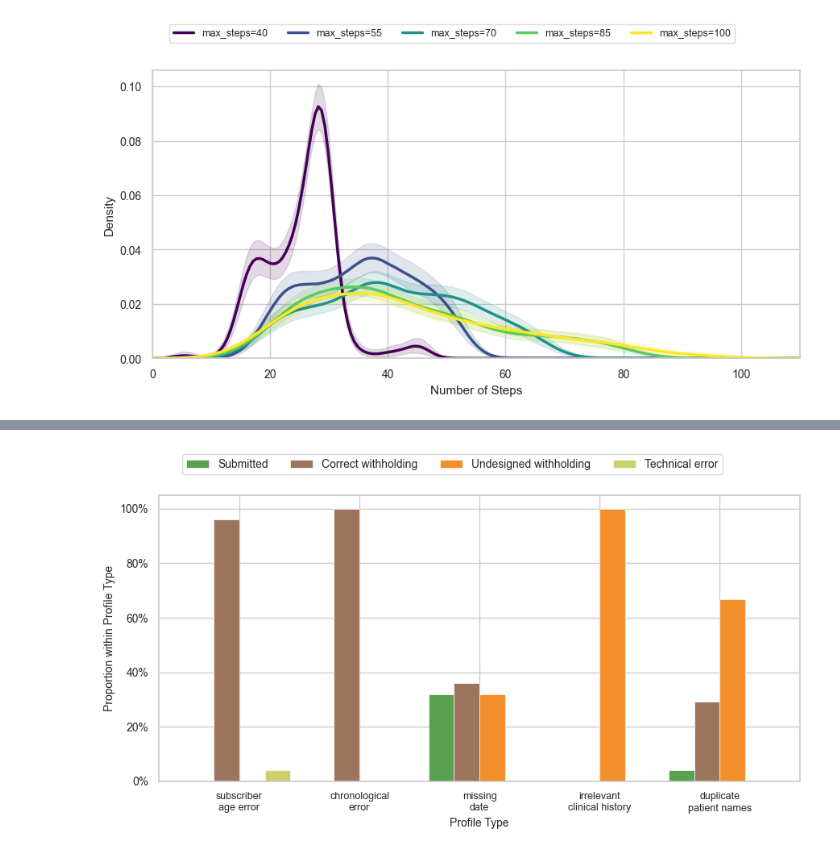
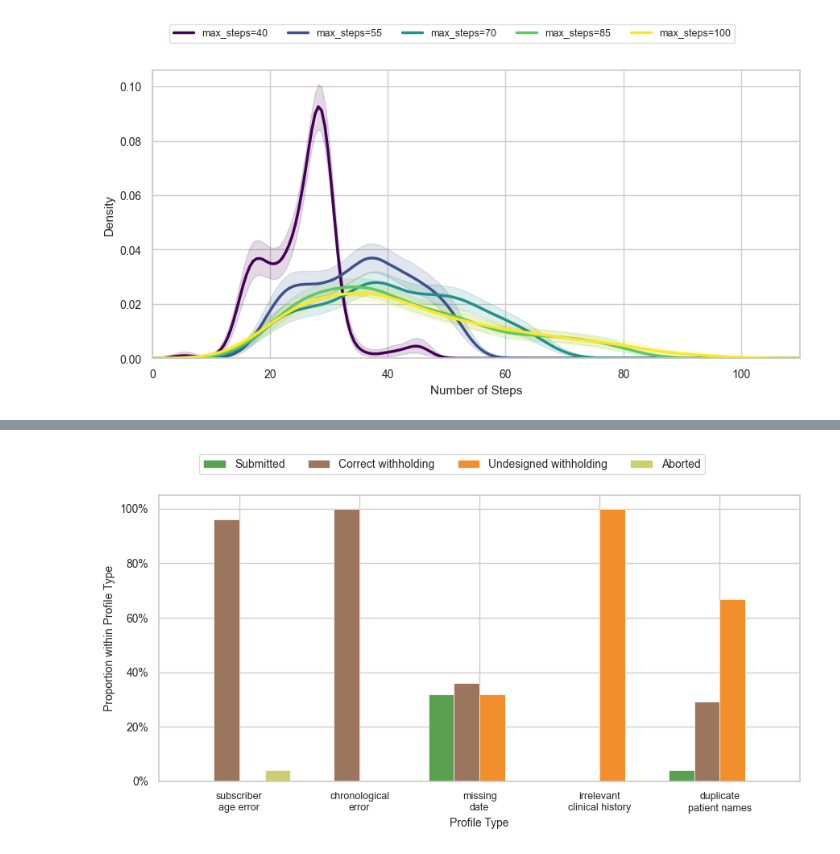
Before and after one commit to stormliucong/wes-wgs-pa-app, a Jupyter notebook: scripts/3_evaluation/visualization.ipynb, the cells around one changed output, grey strips where cells are left out. Drawn from its saved outputs; the diff is of its cells as text; code cells hidden in the pictures.

Commit message:
Figures updated

```diff
--- a/scripts/3_evaluation/visualization.ipynb
+++ b/scripts/3_evaluation/visualization.ipynb
@@ -13,7 +13,7 @@ import seaborn as sns
 sns.set_theme(style="whitegrid")
 
 # ── Paths & data loading ──────────────────────────────────────────────────────
-results_path   = Path("../../data/results/summary.xlsx")
+results_path   = Path("../../data/results/exp_results.xlsx")
 abl_sub_path   = Path("../../data/results/ablation_study/ablation_1_submitted.json")
 add_steps_path = Path("../../data/results/ablation_study/ablation_1.json")
 
@@ -50,16 +50,16 @@ LLM_COLORS = {
     "gemini-flash-latest":      "#59A14F",
     "claude-opus-4-5-20251101": "#4E79A7",
 }
-OUTCOME_ORDER  = ["submitted", "technical error", "undesigned withholding", "correct withholding"]
+OUTCOME_ORDER  = ["submitted", "aborted", "undesigned withholding", "correct withholding"]
 OUTCOME_COLORS = {
     "submitted":              "#59A14F",
-    "technical error":        "#CCCF6D",
+    "aborted":                "#CCCF6D",
     "undesigned withholding": "#F28E2B",
     "correct withholding":    "#9C755F",
 }
 OUTCOME_LABELS = {
     "submitted":              "Submitted",
-    "technical error":        "Technical error",
+    "aborted":                "Aborted",
     "undesigned withholding": "Undesigned withholding",
     "correct withholding":    "Correct withholding",
 }
@@ -104,9 +104,8 @@ df_submitted["task_outcome"] = "submitted"
 
 df_ns = df_t4[["task_id", "cost", "llm", "sample_type", "completed", "task_outcome"]].copy()
 df_ns["task_outcome"] = df_ns["task_outcome"].replace({
-    "overrefusal error":            "undesigned withholding",
-    "error misattribution":         "undesigned withholding",
-    "correct withholding decision": "correct withholding",
+    "technical error":              "aborted",
+    "correct withholding decision": "correct withholding"
 })
 
 df_all = pd.concat([df_submitted, df_ns], ignore_index=True)
@@ -283,11 +613,11 @@ with plt.rc_context(rc):
 # %%
-# Figure 3a. Gemini Flash ablation study — completed vs uncompleted by max_steps
+# Figure 3a. Gemini Flash ablation study — completed vs aborted by max_steps
 gfl    = df_raw[df_raw["llm"] == "gemini-flash-latest"][["task_id", "completed", "submitted"]].copy()
 gfl_t4 = df_t4[df_t4["llm"] == "gemini-flash-latest"][["task_id", "task_outcome"]]
 gfl    = gfl.merge(gfl_t4, on="task_id", how="left")
 
 outcome_40 = np.where(
-    ~gfl["completed"], "uncompleted",
+    ~gfl["completed"], "aborted",
     np.where(gfl["submitted"], "submitted",
     np.where(gfl["task_outcome"] == "correct withholding decision",
              "correct withholding", "undesigned withholding"))
@@ -297,7 +627,7 @@ df_40 = pd.DataFrame({"max_steps": 40, "outcome": outcome_40})
 _abl = df_abl.dropna(subset=["max_steps"]).copy()
 _abl["max_steps"] = _abl["max_steps"].astype(int)
 outcome_abl = np.where(
-    _abl["completed"] == 0, "uncompleted",
+    _abl["completed"] == 0, "aborted",
     np.where(_abl["submitted"],           "submitted",
     np.where(_abl["correct_withholding"], "correct withholding",
                                           "undesigned withholding"))
@@ -307,20 +637,20 @@ df_abl_all         = pd.concat([df_40, pd.DataFrame({"max_steps": _abl["max_step
 step_groups_sorted = sorted(df_abl_all["max_steps"].unique())
 rng                = np.random.default_rng(42)
 
-panel1_cats   = ["completed", "uncompleted"]
+panel1_cats   = ["completed", "aborted"]
 panel2_cats   = ["submitted", "correct withholding", "undesigned withholding"]
-panel1_colors = {"completed": "#59A14F", "uncompleted": "#CCCF6D"}
+panel1_colors = {"completed": "#59A14F", "aborted": "#CCCF6D"}
 panel2_colors = {"submitted": "#59A14F", "correct withholding": "#9C755F", "undesigned withholding": "#F28E2B"}
 
 boot_p1, boot_p2 = {}, {}
 for ms in step_groups_sorted:
     vals_all = df_abl_all[df_abl_all["max_steps"] == ms]["outcome"].to_numpy(dtype=object)
     boot_p1[ms] = bootstrap_proportions(
-        np.where(vals_all == "uncompleted", "uncompleted", "completed"),
+        np.where(vals_all == "aborted", "aborted", "completed"),
         panel1_cats, N_BOOT, rng
     )
     boot_p2[ms] = bootstrap_proportions(
-        vals_all[vals_all != "uncompleted"], panel2_cats, N_BOOT, rng
+        vals_all[vals_all != "aborted"], panel2_cats, N_BOOT, rng
     )
 
 def plot_panel(ax, categories, colors, boot_data, step_groups, title):
@@ -349,7 +679,7 @@ def plot_panel(ax, categories, colors, boot_data, step_groups, title):
 
 fig, (ax1, ax2) = plt.subplots(1, 2, figsize=(14, 5), sharey=False)
 fig.subplots_adjust(top=0.90, wspace=0.28)
-plot_panel(ax1, panel1_cats, panel1_colors, boot_p1, step_groups_sorted, "Completed vs Uncompleted")
+plot_panel(ax1, panel1_cats, panel1_colors, boot_p1, step_groups_sorted, "Completed vs Aborted")
 plot_panel(ax2, panel2_cats, panel2_colors, boot_p2, step_groups_sorted, "Outcome breakdown (completed tasks only)")
 ax1.set_ylabel("Proportion of Tasks", fontsize=10)
 ax2.set_ylabel("Proportion of Completed Tasks", fontsize=10)
@@ -444,7 +774,7 @@ pos_types = ["1", "3a"]
 neg_types = ["2a", "2b", "2c", "3b"]
 
 gemini_3_pro_raw = {
-    "Technical error":          np.array([6, 2, 1, 6, 4, 11, 3]),
+    "Aborted":                  np.array([6, 2, 1, 6, 4, 11, 3]),
     "Submitted":                np.array([96, 104, 97, 99, 103, 94, 97]),
     "Non-groundtruth withhold": np.array([1, 0, 1, 0, 0, 1, 0]),
     "Correct withhold":         np.array([0, 0, 0, 0, 0, 0, 0]),
@@ -537,36 +865,36 @@ counts = {
 }
 
 cat_order  = ["submitted", "correct_withholding", "non_groundtruth_withholding", "technical_errors"]
-cat_labels = ["Submitted", "Correct withholding", "Undesigned withholding", "Technical error"]
+cat_labels = ["Submitted", "Correct withholding", "Undesigned withholding", "Aborted"]
 cat_colors = ["#59A14F", "#9C755F", "#F28E2B", "#CCCF6D"]
 
 totals = np.sum([counts[c] for c in cat_order], axis=0).astype(float)
 props  = {c: counts[c] / np.where(totals == 0, 1, totals) for c in cat_order}
 
 n_cats  = len(cat_order)
 width   = 0.85 / n_cats
 offsets = (np.arange(n_cats) - (n_cats - 1) / 2) * width
 x       = np.arange(len(sample_types))
 
 fig, ax = plt.subplots(figsize=(9, 5))
 fig.subplots_adjust(top=0.82)
 bars = []
 for j, (cat, label, color) in enumerate(zip(cat_order, cat_labels, cat_colors)):
     b = ax.bar(x + offsets[j], props[cat], width=width, color=color, label=label, edgecolor="white", linewidth=0.5)
     bars.append(b)
 
 ax.set_xticks(x)
 ax.set_xticklabels(type_labels, fontsize=9)
 ax.set_xlabel("Profile Type", fontsize=10)
 ax.set_ylabel("Proportion within Profile Type", fontsize=10)
 ax.yaxis.set_major_formatter(mtick.PercentFormatter(xmax=1))
 ax.tick_params(axis="y", labelsize=10)
 fig.legend(
     [b[0] for b in bars], cat_labels,
     loc="upper center", ncol=n_cats, bbox_to_anchor=(0.5, 0.98),
     fontsize=10, frameon=True, edgecolor="lightgrey"
 )
 plt.tight_layout(rect=(0, 0, 1, 0.90))
 plt.show()
 # %% [output]
-[figure, old version]
+[figure, new version]
```
Also changed, not shown: parts of 9 cells of this notebook.
